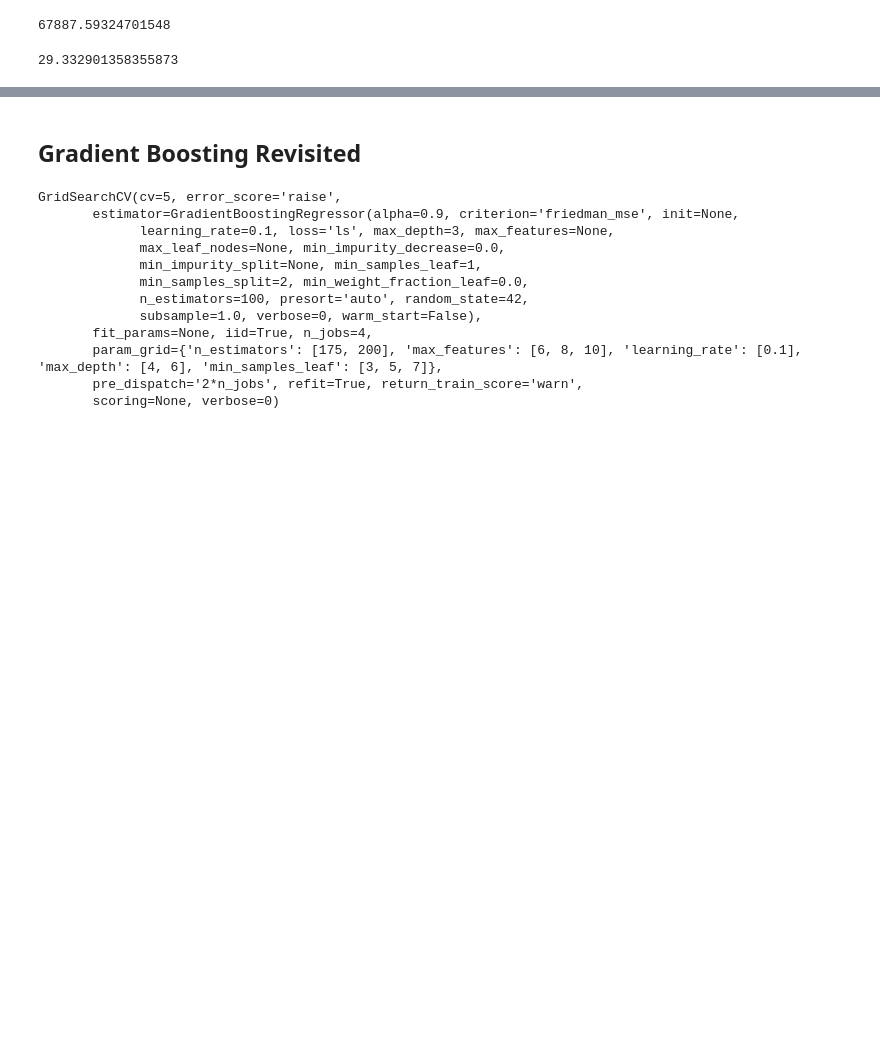
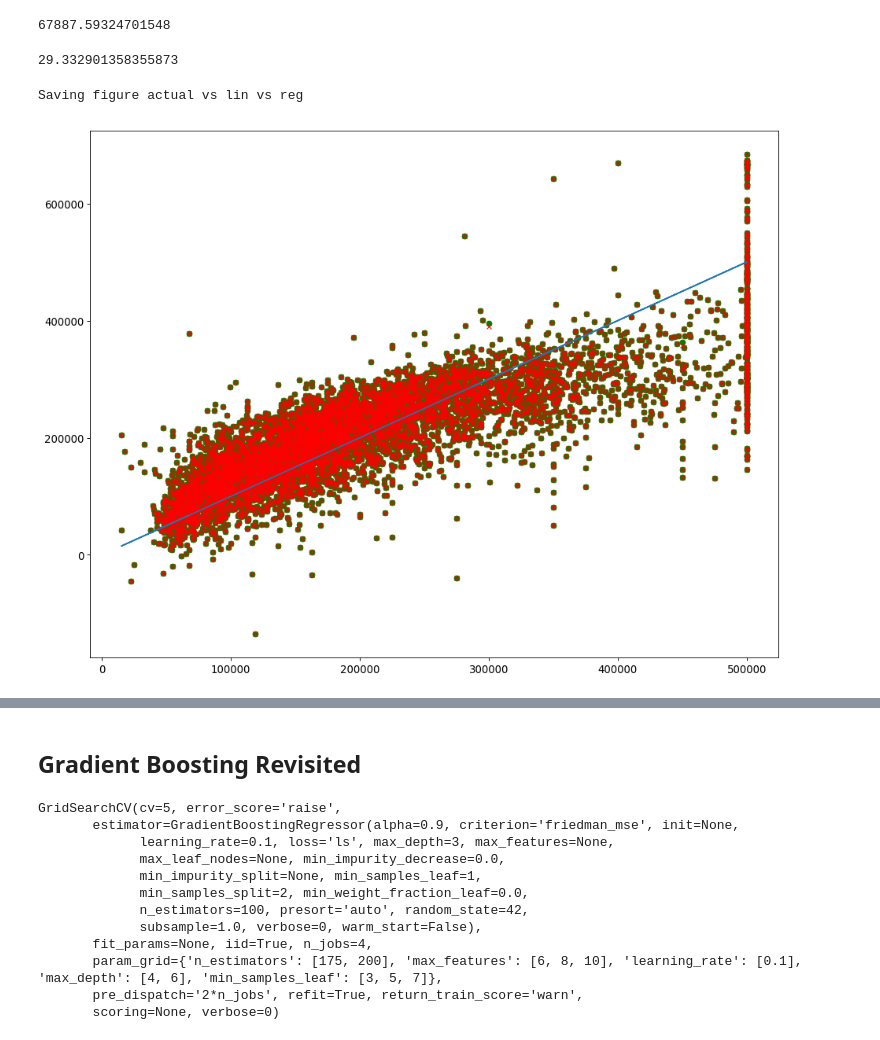
Before and after one commit to vinay-004/MachineLearning, a Jupyter notebook: Housing Value Prediction/Small version.ipynb, the cells around one changed output, grey strips where cells are left out. Drawn from its saved outputs; the diff is of its cells as text; code cells hidden in the pictures; blank space fills up the shorter version.

```diff
--- a/Housing Value Prediction/Small version.ipynb
+++ b/Housing Value Prediction/Small version.ipynb
@@ -532,7 +566,7 @@ model_cv.alpha_
 # %% [output]
 0.10000000000000001
 # %%
-housing_predictions = ridge_regr.predict(test_prepared)
+housing_predictions = model_cv.predict(test_prepared)
 print (ridge_regr.score(housing_prepared, housing_labels))
 print (ridge_regr.score(test_prepared,test_labels))
 Ridge_regr_mse = mean_squared_error(test_labels, housing_predictions)
@@ -546,3 +580,11 @@ Ridge_regr_rmse
 mean_absolute_percentage_error(test_labels,housing_predictions)
 # %% [output]
 29.332901358355873
+# %%
+ridge_housing_pred = housing_predictions[:]
+plt.figure(num=None, figsize=(12, 9), dpi=80, facecolor='w', edgecolor='k')
+plt.plot(test_labels,lin_housing_pred,'go',test_labels,ridge_housing_pred,'rx',test_labels,test_labels)
+save_fig("actual vs lin vs reg")
+# %% [output]
+Saving figure actual vs lin vs reg
+[figure, added]
```
Also changed, not shown: parts of 17 cells of this notebook, 24 other files.
